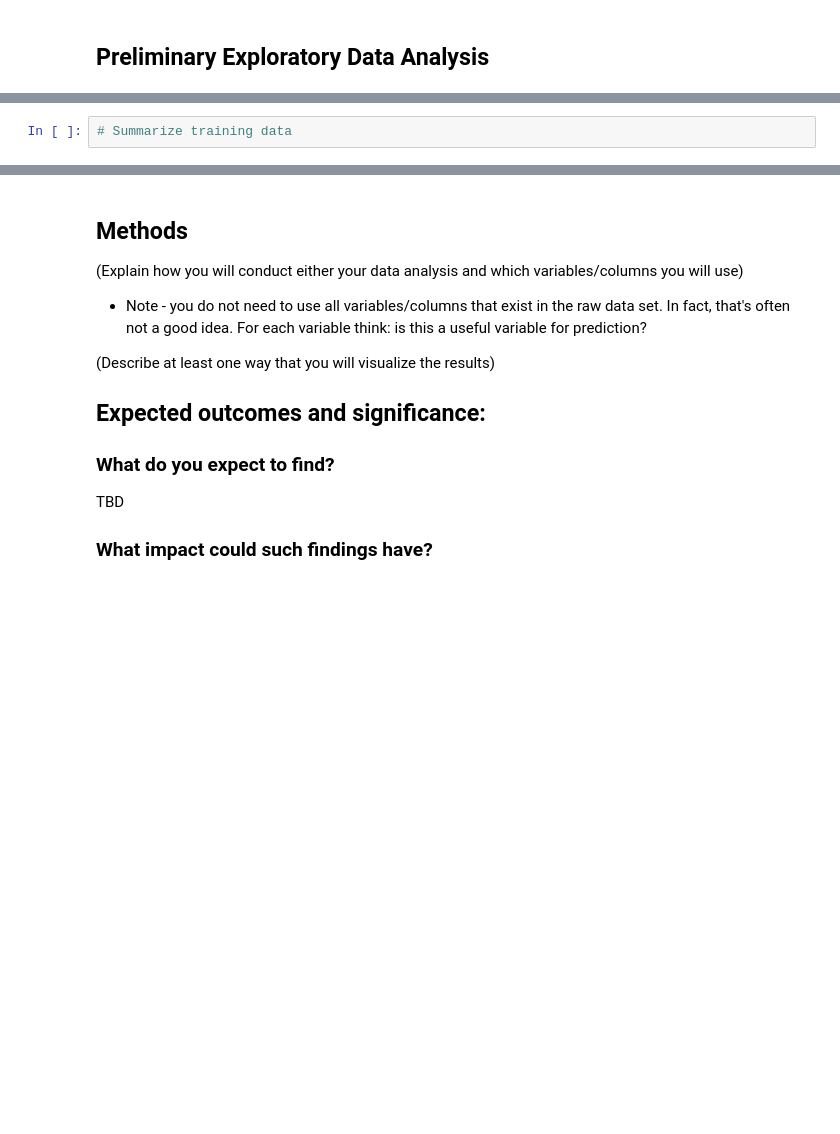
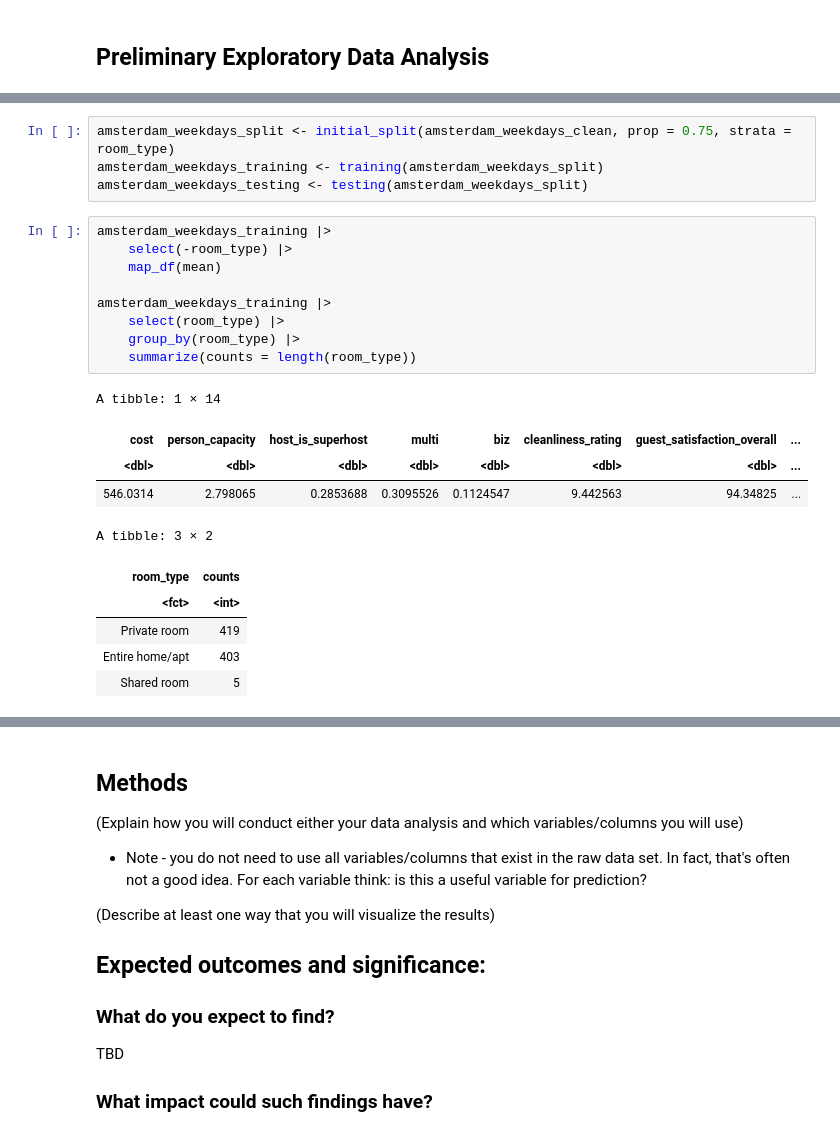
Before and after one commit to Z0rb14n/DSCI-100-Project, a Jupyter notebook: ProjectProposal.ipynb, the cells around one changed output, grey strips where cells are left out. Saved outputs shown, nothing was run; the diff lists cells and outputs as text; blank space fills up the shorter version.

```diff
--- a/ProjectProposal.ipynb
+++ b/ProjectProposal.ipynb
@@ -43,2 +77,24 @@ ERROR: Error in select(amsterdam_weekdays, -1): object 'amsterdam_weekdays' not
+# %%
+amsterdam_weekdays_split <- initial_split(amsterdam_weekdays_clean, prop = 0.75, strata = room_type)
+amsterdam_weekdays_training <- training(amsterdam_weekdays_split)
+amsterdam_weekdays_testing <- testing(amsterdam_weekdays_split)
 # %%
-# Summarize training data
+amsterdam_weekdays_training |>
+    select(-room_type) |>
+    map_df(mean)
+
+amsterdam_weekdays_training |>
+    select(room_type) |>
+    group_by(room_type) |>
+    summarize(counts = length(room_type))
+# %% [output]
+A tibble: 1 × 14
+| cost | person_capacity | host_is_superhost | multi | biz | cleanliness_rating | guest_satisfaction_overall | ... |
+| <dbl> | <dbl> | <dbl> | <dbl> | <dbl> | <dbl> | <dbl> | ... |
+| 546.0314 | 2.798065 | 0.2853688 | 0.3095526 | 0.1124547 | 9.442563 | 94.34825 | ... |
+A tibble: 3 × 2
+| room_type | counts |
+| <fct> | <int> |
+| Private room | 419 |
+| Entire home/apt | 403 |
+| Shared room | 5 |
```
Also changed, not shown: parts of 5 cells of this notebook.
